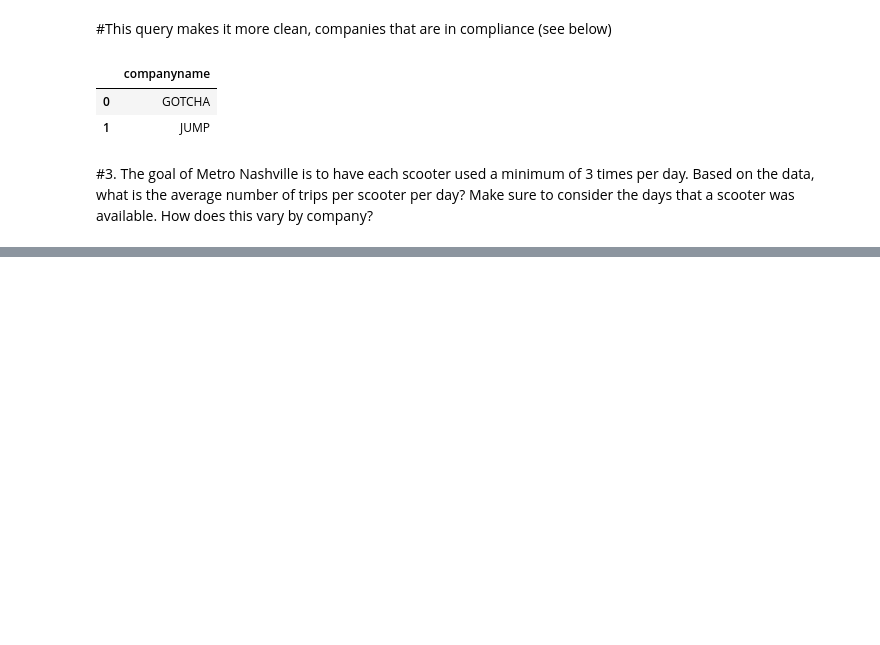
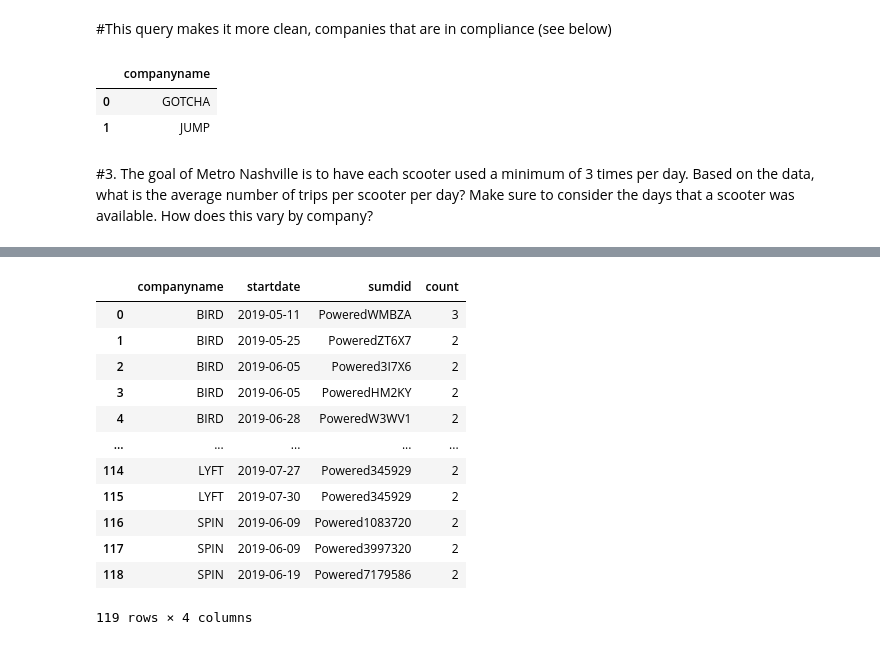
Before and after one commit to NSS-Data-Analytics-Cohort-10/scooters-group-3, a Jupyter notebook: notebooks/Untitled.ipynb, the cells around one changed output, grey strips where cells are left out. Saved outputs shown, nothing was run; the diff lists cells and outputs as text; code cells hidden in the pictures; blank space fills up the shorter version.

```diff
--- a/notebooks/Untitled.ipynb
+++ b/notebooks/Untitled.ipynb
@@ -468,0 +529,38 @@ COMPLIANT
+# %%
+SCOOTERUSAGE = '''
+
+SELECT
+UPPER(COMPANYNAME) COMPANYNAME,
+STARTDATE,
+SUMDID,
+COUNT(TRIPRECORDNUM) COUNT
+FROM
+TRIPS T TABLESAMPLE SYSTEM (1)
+WHERE SUMDID IN
+(SELECT SUMDID FROM SCOOTERS TABLESAMPLE SYSTEM (1) WHERE UPPER(SUMDGROUP) ='SCOOTER')
+AND T.tripduration > 1 AND T.tripduration < 1440 AND TRIPRECORDNUM IS NOT NULL
+GROUP BY
+UPPER(COMPANYNAME),
+STARTDATE,
+
+SUMDID
+HAVING COUNT(TRIPRECORDNUM) >1
+
+'''
+
+USE = pd.read_sql_query(SCOOTERUSAGE, engine)
+USE
+# %% [output]
+|  | companyname | startdate | sumdid | count |
+| 0 | BIRD | 2019-05-11 | PoweredWMBZA | 3 |
+| 1 | BIRD | 2019-05-25 | PoweredZT6X7 | 2 |
+| 2 | BIRD | 2019-06-05 | Powered3I7X6 | 2 |
+| 3 | BIRD | 2019-06-05 | PoweredHM2KY | 2 |
+| 4 | BIRD | 2019-06-28 | PoweredW3WV1 | 2 |
+| ... | ... | ... | ... | ... |
+| 114 | LYFT | 2019-07-27 | Powered345929 | 2 |
+| 115 | LYFT | 2019-07-30 | Powered345929 | 2 |
+| 116 | SPIN | 2019-06-09 | Powered1083720 | 2 |
+| 117 | SPIN | 2019-06-09 | Powered3997320 | 2 |
+| 118 | SPIN | 2019-06-19 | Powered7179586 | 2 |
+119 rows × 4 columns
```
Also changed, not shown: parts of 8 cells of this notebook.
